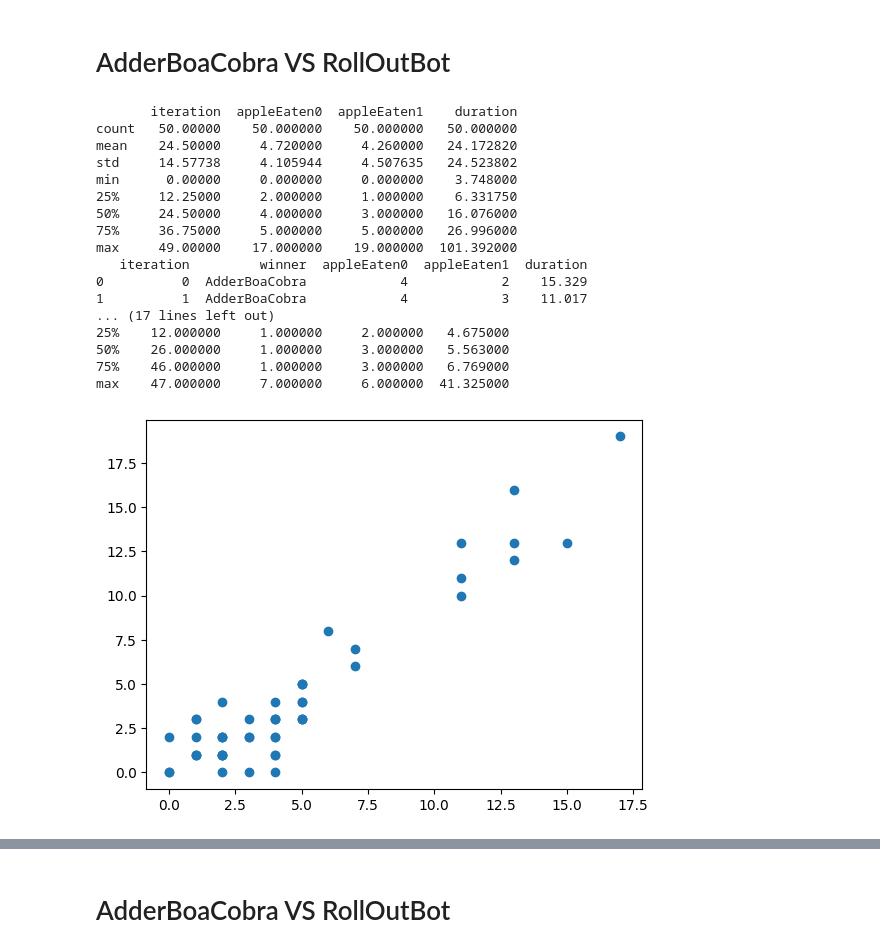
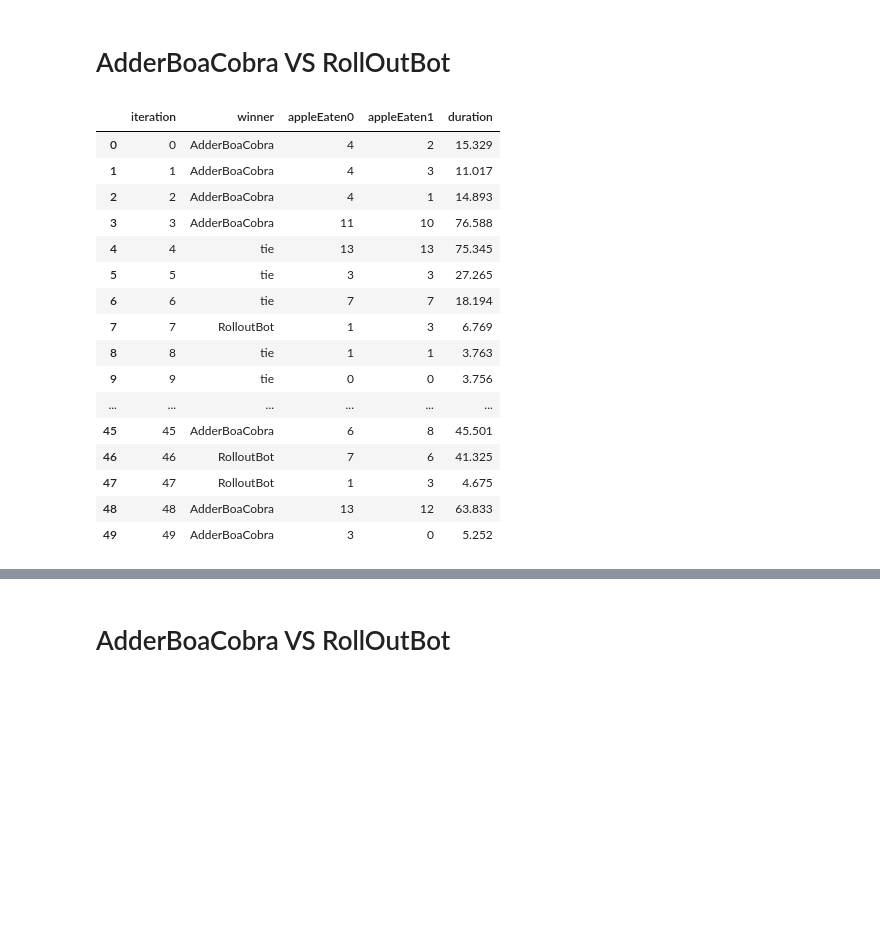
Before and after one commit to rkthomps/MCTSSnake, a Jupyter notebook: analysis/EDA.ipynb, the cells around one changed output, grey strips where cells are left out. Cells and saved outputs as stored; diff of their text form; code cells hidden in the pictures; blank space fills up the shorter version.

```diff
--- a/analysis/EDA.ipynb
+++ b/analysis/EDA.ipynb
@@ -4,33 +4,35 @@ import pandas as pd
 import matplotlib.pyplot as plt
 #python3 -m pip install numpy
 # %%
-def analysis(bot1, bot2):
+def get_df(bot1, bot2):
     dataset = pd.read_csv('./' + bot1 + '_vs_' + bot2 + '.csv')
     # print(dataset.describe())
-    print(dataset.head())
-    print(dataset[dataset["winner"]==bot1].describe())
-    print(dataset[dataset["winner"]==bot2].describe())
-    plt.scatter(dataset["appleEaten0"], dataset["appleEaten1"])
+    # print(dataset.head())
+    # print(dataset[dataset["winner"]==bot1].describe())
+    # print(dataset[dataset["winner"]==bot2].describe())
+    # plt.scatter(dataset["appleEaten0"], dataset["appleEaten1"])
+
+    return dataset
 # %% [markdown]
 # AdderBoaCobra VS RollOutBot
 # %%
-analysis("AdderBoaCobra", "RolloutBot")
+adder_rollout_df = get_df("AdderBoaCobra", "RolloutBot")
+adder_rollout_df
 # %% [output]
-       iteration  appleEaten0  appleEaten1    duration
-count   50.00000    50.000000    50.000000   50.000000
-mean    24.50000     4.720000     4.260000   24.172820
-std     14.57738     4.105944     4.507635   24.523802
-min      0.00000     0.000000     0.000000    3.748000
-25%     12.25000     2.000000     1.000000    6.331750
-50%     24.50000     4.000000     3.000000   16.076000
-75%     36.75000     5.000000     5.000000   26.996000
-max     49.00000    17.000000    19.000000  101.392000
-   iteration         winner  appleEaten0  appleEaten1  duration
-0          0  AdderBoaCobra            4            2    15.329
-1          1  AdderBoaCobra            4            3    11.017
-... (17 lines left out)
-25%    12.000000     1.000000     2.000000   4.675000
-50%    26.000000     1.000000     3.000000   5.563000
-75%    46.000000     1.000000     3.000000   6.769000
-max    47.000000     7.000000     6.000000  41.325000
-[figure, removed]
+|  | iteration | winner | appleEaten0 | appleEaten1 | duration |
+| 0 | 0 | AdderBoaCobra | 4 | 2 | 15.329 |
+| 1 | 1 | AdderBoaCobra | 4 | 3 | 11.017 |
+| 2 | 2 | AdderBoaCobra | 4 | 1 | 14.893 |
+| 3 | 3 | AdderBoaCobra | 11 | 10 | 76.588 |
+| 4 | 4 | tie | 13 | 13 | 75.345 |
+| 5 | 5 | tie | 3 | 3 | 27.265 |
+| 6 | 6 | tie | 7 | 7 | 18.194 |
+| 7 | 7 | RolloutBot | 1 | 3 | 6.769 |
+| 8 | 8 | tie | 1 | 1 | 3.763 |
+| 9 | 9 | tie | 0 | 0 | 3.756 |
+| ... | ... | ... | ... | ... | ... |
+| 45 | 45 | AdderBoaCobra | 6 | 8 | 45.501 |
+| 46 | 46 | RolloutBot | 7 | 6 | 41.325 |
+| 47 | 47 | RolloutBot | 1 | 3 | 4.675 |
+| 48 | 48 | AdderBoaCobra | 13 | 12 | 63.833 |
+| 49 | 49 | AdderBoaCobra | 3 | 0 | 5.252 |
```
Also changed, not shown: parts of 17 cells of this notebook, 5 other files.
